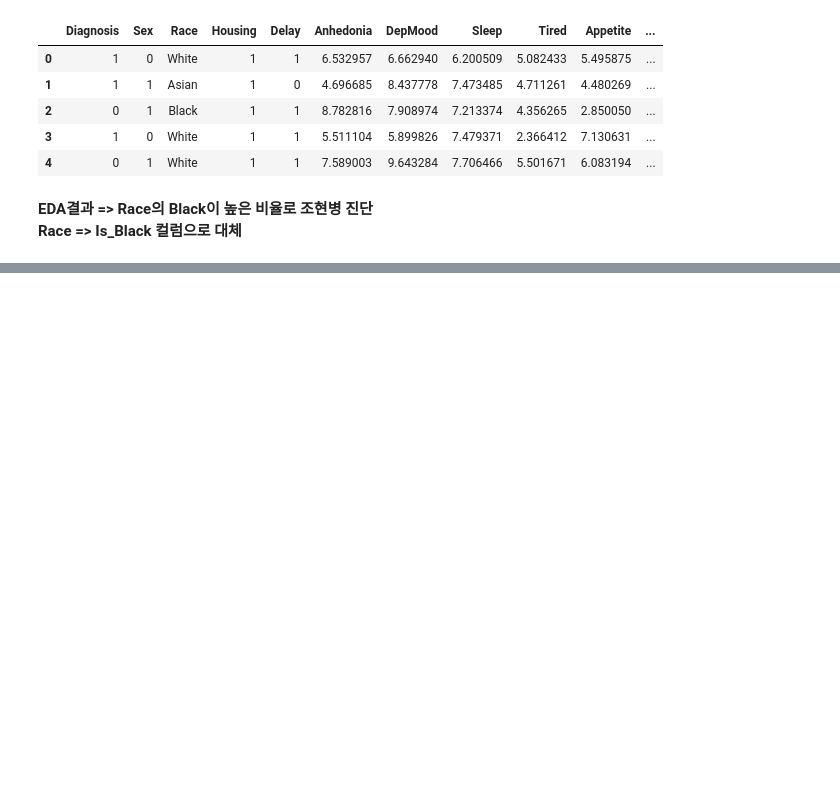
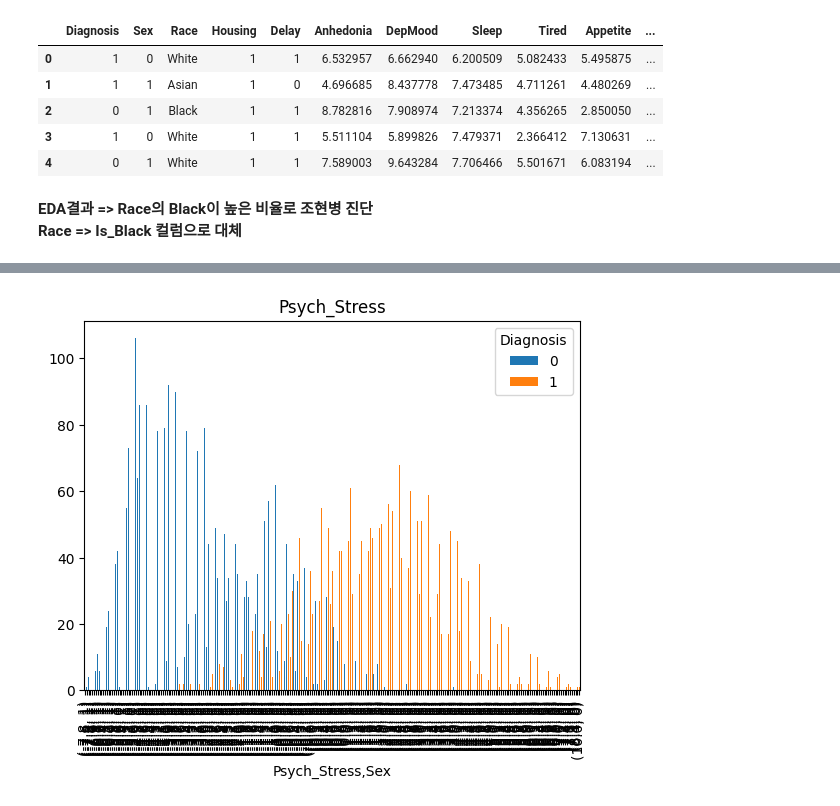
Before and after one commit to fud200/WASSUP_Project_team7, a Jupyter notebook: Team7_project.ipynb, the cells around one changed output, grey strips where cells are left out. Drawn from its saved outputs; the diff is of its cells as text; code cells hidden in the pictures; blank space fills up the shorter version.

```diff
--- a/Team7_project.ipynb
+++ b/Team7_project.ipynb
@@ -164,0 +181,4 @@ test_data.head()
+# %%
+train_data['Psych_Stress'] = (train_data['Delusion'] + train_data['UnusualThought'] -  train_data['Rumination'])
+# %%
+train_data['Psych_Stress'] = train_data['Psych_Stress'].round(1)
@@ -164,0 +235,7 @@ test_data.head()
+# %%
+a = train_data.groupby(['Psych_Stress','Diagnosis',  'Sex'])['Diagnosis'].count().unstack('Diagnosis')
+a.plot(kind = 'bar')
+plt.title('Psych_Stress')
+plt.show()
+# %% [output]
+[figure, added]
```
Also changed, not shown: parts of 16 cells of this notebook.
